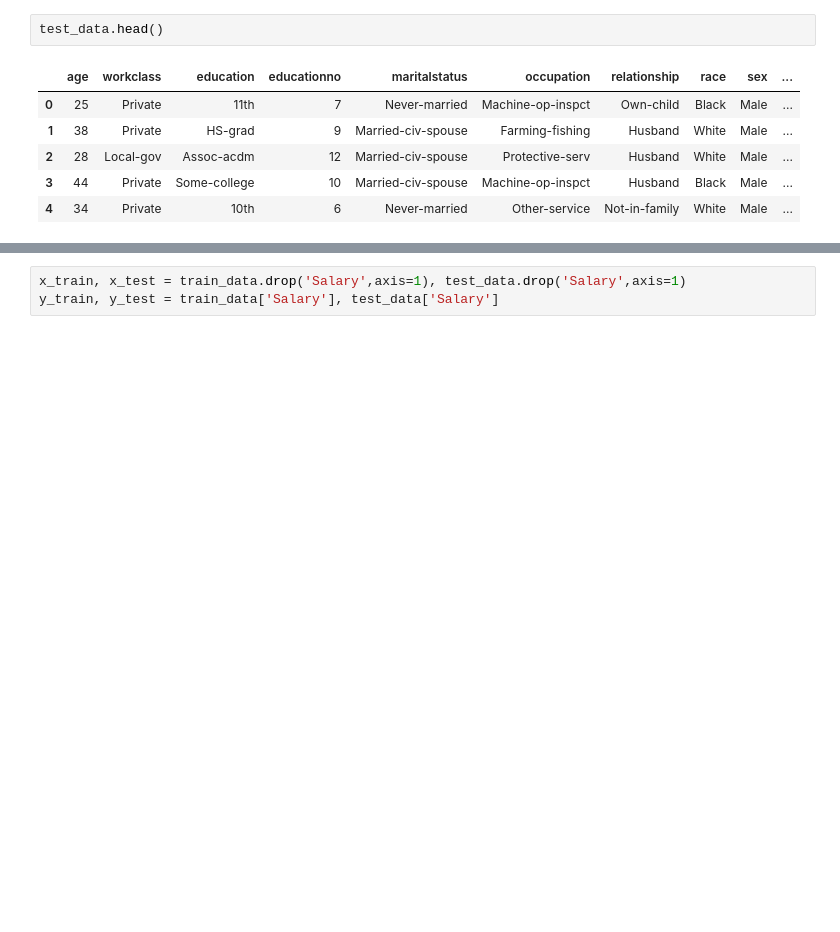
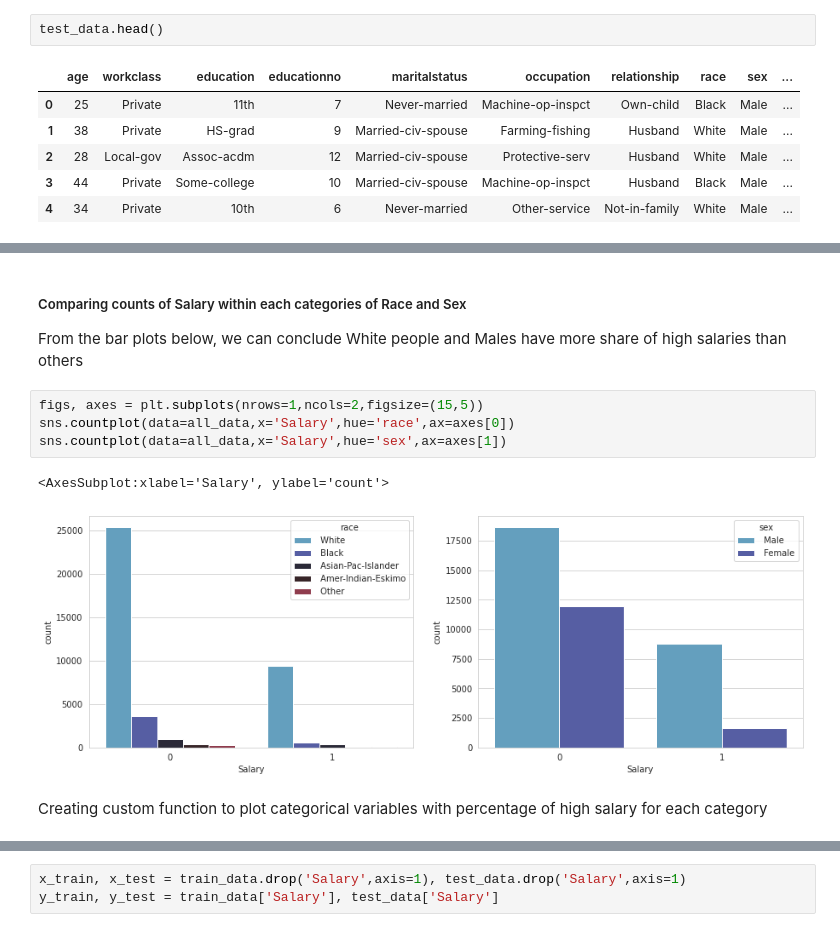
Before and after one commit to friskyspock/salary-data-excelr, a Jupyter notebook: SVM_salary.ipynb, the cells around one changed output, grey strips where cells are left out. Cells and saved outputs as stored; diff of their text form; blank space fills up the shorter version.

```diff
--- a/SVM_salary.ipynb
+++ b/SVM_salary.ipynb
@@ -51,0 +124,12 @@ test_data.head()
+# %% [markdown]
+##### Comparing counts of Salary within each categories of Race and Sex
+From the bar plots below, we can conclude White people and Males have more share of high salaries than others
+# %%
+figs, axes = plt.subplots(nrows=1,ncols=2,figsize=(15,5))
+sns.countplot(data=all_data,x='Salary',hue='race',ax=axes[0])
+sns.countplot(data=all_data,x='Salary',hue='sex',ax=axes[1])
+# %% [output]
+<AxesSubplot:xlabel='Salary', ylabel='count'>
+[figure, added]
+# %% [markdown]
+Creating custom function to plot categorical variables with percentage of high salary for each category
```
Also changed, not shown: parts of 46 cells of this notebook.
